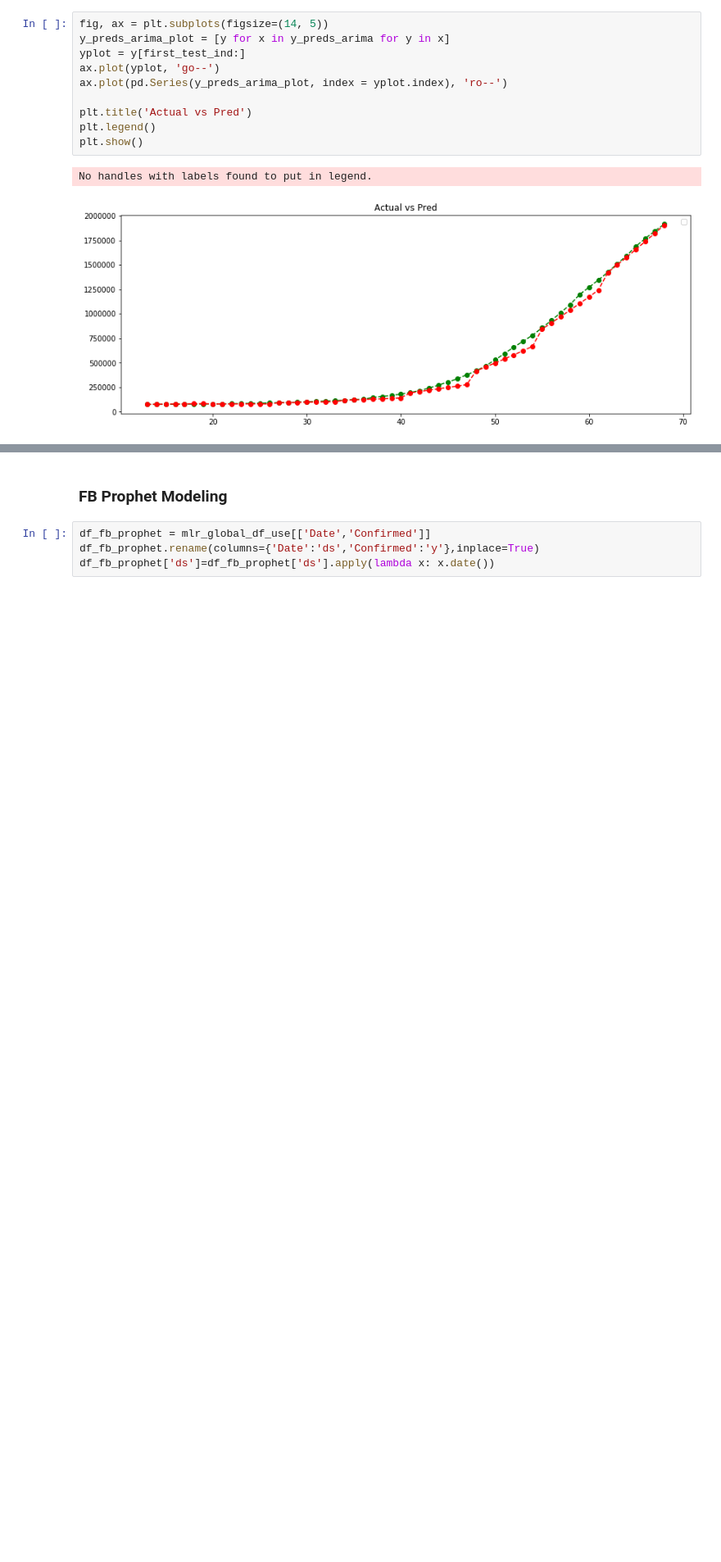
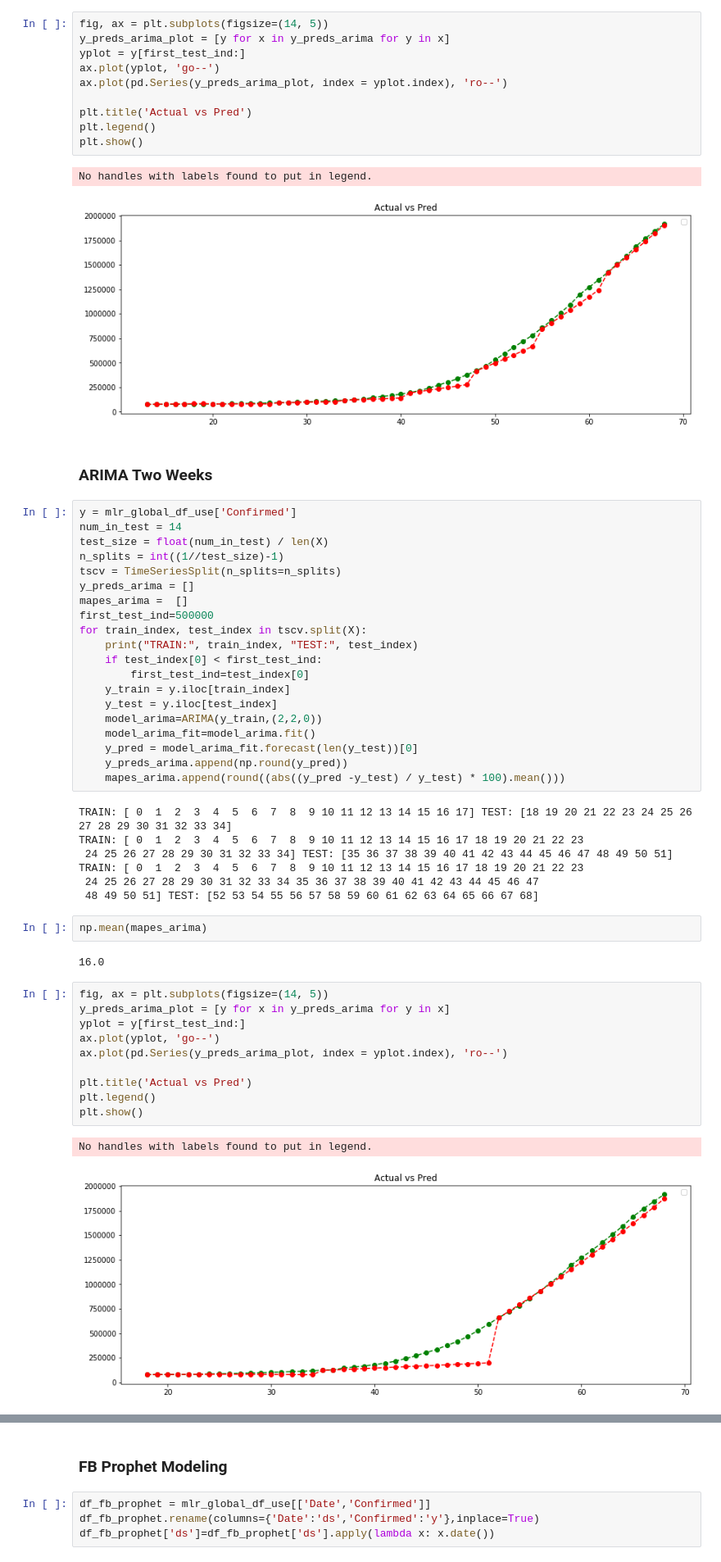
Before and after one commit to pspatel2/2020-msia423-patel-covid19-cases-forecast, a Jupyter notebook: notebooks/develop/covid19_forecasting_model_development.ipynb, the cells around one changed output, grey strips where cells are left out. Shown: that part at 82% size. Saved outputs shown, nothing was run; the diff lists cells and outputs as text; blank space fills up the shorter version.

```diff
--- a/notebooks/develop/covid19_forecasting_model_development.ipynb
+++ b/notebooks/develop/covid19_forecasting_model_development.ipynb
@@ -646,3 +687,49 @@ plt.show()
 # %% [output]
 No handles with labels found to put in legend.
 [figure]
+# %% [markdown]
+### ARIMA Two Weeks
+# %%
+y = mlr_global_df_use['Confirmed']
+num_in_test = 14
+test_size = float(num_in_test) / len(X)
+n_splits = int((1//test_size)-1)
+tscv = TimeSeriesSplit(n_splits=n_splits)
+y_preds_arima = []
+mapes_arima =  []
+first_test_ind=500000
+for train_index, test_index in tscv.split(X):
+    print("TRAIN:", train_index, "TEST:", test_index)
+    if test_index[0] < first_test_ind:
+        first_test_ind=test_index[0]
+    y_train = y.iloc[train_index]
+    y_test = y.iloc[test_index]
+    model_arima=ARIMA(y_train,(2,2,0))
+    model_arima_fit=model_arima.fit()
+    y_pred = model_arima_fit.forecast(len(y_test))[0]
+    y_preds_arima.append(np.round(y_pred))
+    mapes_arima.append(round((abs((y_pred -y_test) / y_test) * 100).mean()))
+# %% [output]
+TRAIN: [ 0  1  2  3  4  5  6  7  8  9 10 11 12 13 14 15 16 17] TEST: [18 19 20 21 22 23 24 25 26 27 28 29 30 31 32 33 34]
+TRAIN: [ 0  1  2  3  4  5  6  7  8  9 10 11 12 13 14 15 16 17 18 19 20 21 22 23
+ 24 25 26 27 28 29 30 31 32 33 34] TEST: [35 36 37 38 39 40 41 42 43 44 45 46 47 48 49 50 51]
+TRAIN: [ 0  1  2  3  4  5  6  7  8  9 10 11 12 13 14 15 16 17 18 19 20 21 22 23
+ 24 25 26 27 28 29 30 31 32 33 34 35 36 37 38 39 40 41 42 43 44 45 46 47
+ 48 49 50 51] TEST: [52 53 54 55 56 57 58 59 60 61 62 63 64 65 66 67 68]
+# %%
+np.mean(mapes_arima)
+# %% [output]
+16.0
+# %%
+fig, ax = plt.subplots(figsize=(14, 5))
+y_preds_arima_plot = [y for x in y_preds_arima for y in x]
+yplot = y[first_test_ind:]
+ax.plot(yplot, 'go--')
+ax.plot(pd.Series(y_preds_arima_plot, index = yplot.index), 'ro--')
+
+plt.title('Actual vs Pred')
+plt.legend()
+plt.show()
+# %% [output]
+No handles with labels found to put in legend.
+[figure, added]
```
Also changed, not shown: parts of 19 cells of this notebook, 4 other files.
